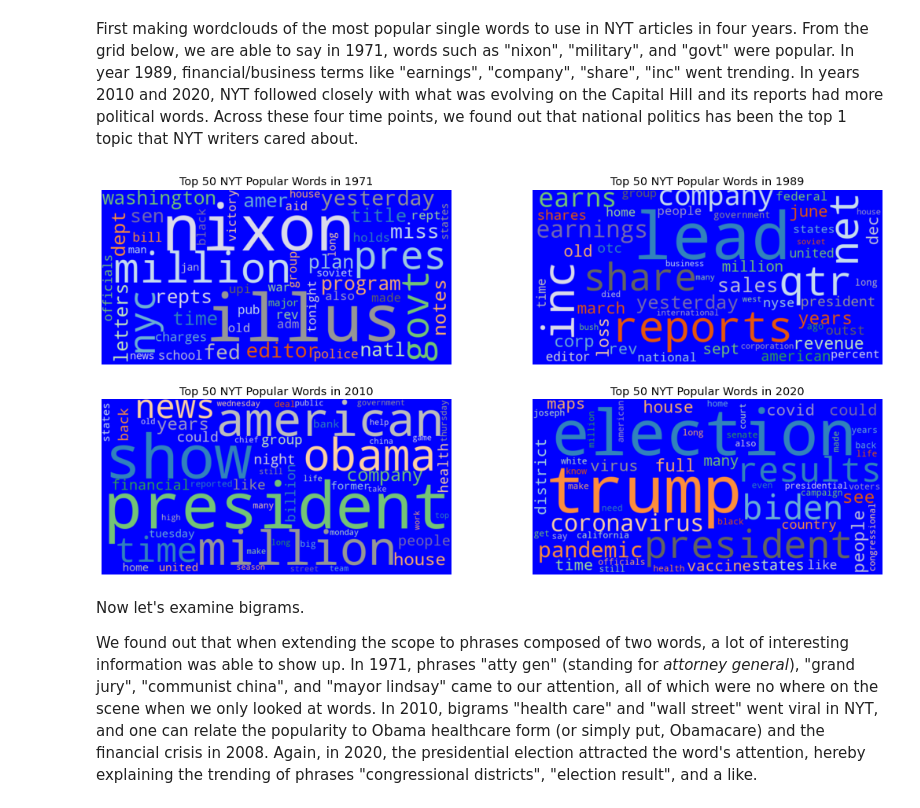
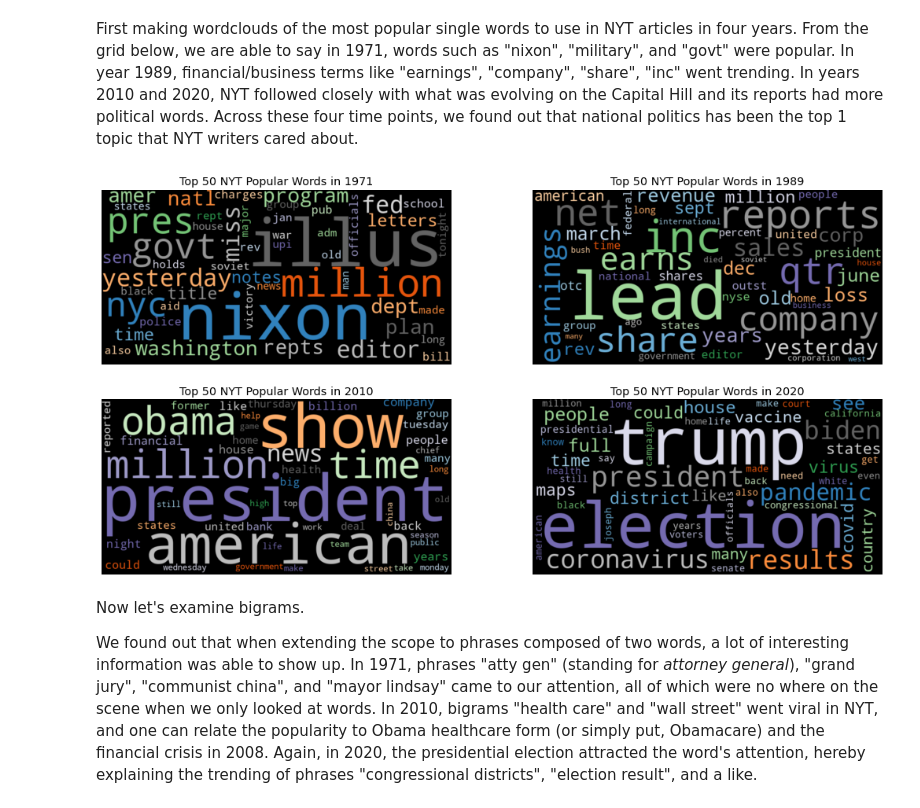
Before and after one commit to jcvincentliu/Diving-into-NYT-Articles-in-Four-Years, a Jupyter notebook: project.ipynb, the cells around one changed output. Drawn from its saved outputs; the diff is of its cells as text; code cells hidden in the pictures.

Commit message:
Updated the background color of word clouds. Classification & deep learning to be worked on

```diff
--- a/project.ipynb
+++ b/project.ipynb
@@ -317,10 +315,10 @@ With these stop words in mind, now let's make word clouds. Word cloud is a visua
 from wordcloud import WordCloud
 from matplotlib.gridspec import GridSpec
 
-def wordcloud(word_freq, title=None, max_words=200, stopwords=None, background_color = "blue", colormap = "tab20c"):
+def wordcloud(word_freq, title=None, max_words=200, stopwords=None, background_color = "black", colormap = "tab20c"):
 
     wc = WordCloud(width=800, height=400,
-                   background_color= "blue", colormap="tab20c",
+                   background_color= "black", colormap="tab20c",
                    max_font_size=150, max_words=max_words)
 
     # convert data frame into dict
@@ -343,23 +341,23 @@ First making wordclouds of the most popular single words to use in NYT articles
 # %%
 plt.figure(figsize=(18,9)) ###
 
 plt.subplot(2,2,1)  #nrows, ncols, index
 wordcloud(count_word_nyt1971, title='Top 50 NYT Popular Words in 1971', max_words=50, stopwords = stop_lst)
 plt.savefig("wordcloudNYT1971")
 
 plt.subplot(2,2,2)  #nrows, ncols, index
-wordcloud(count_word_nyt1989, title='Top 50 NYT Popular Words in 1989', max_words=50, background_color = "blue", stopwords = stop_lst)
+wordcloud(count_word_nyt1989, title='Top 50 NYT Popular Words in 1989', max_words=50, background_color = "black", stopwords = stop_lst)
 plt.savefig("wordcloudNYT1989")
 
 plt.subplot(2,2,3)  #nrows, ncols, index
-wordcloud(count_word_nyt2010, title='Top 50 NYT Popular Words in 2010', max_words=50, background_color = "white", colormap="Paired", stopwords = stop_lst)
+wordcloud(count_word_nyt2010, title='Top 50 NYT Popular Words in 2010', max_words=50, background_color = "black", colormap="Paired", stopwords = stop_lst)
 plt.savefig("wordcloudNYT2010")
 
 plt.subplot(2,2,4)  #nrows, ncols, index
-wordcloud(count_word_nyt2020, title='Top 50 NYT Popular Words in 2020', max_words=50, background_color = "blue", stopwords = stop_lst)
+wordcloud(count_word_nyt2020, title='Top 50 NYT Popular Words in 2020', max_words=50, background_color = "black", stopwords = stop_lst)
 plt.savefig("wordcloudNYT2020")
 # %% [output]
-[figure, old version]
+[figure, new version]
 # %% [markdown]
 Now let's examine bigrams.
 
```
Also changed, not shown: parts of 6 cells of this notebook.
